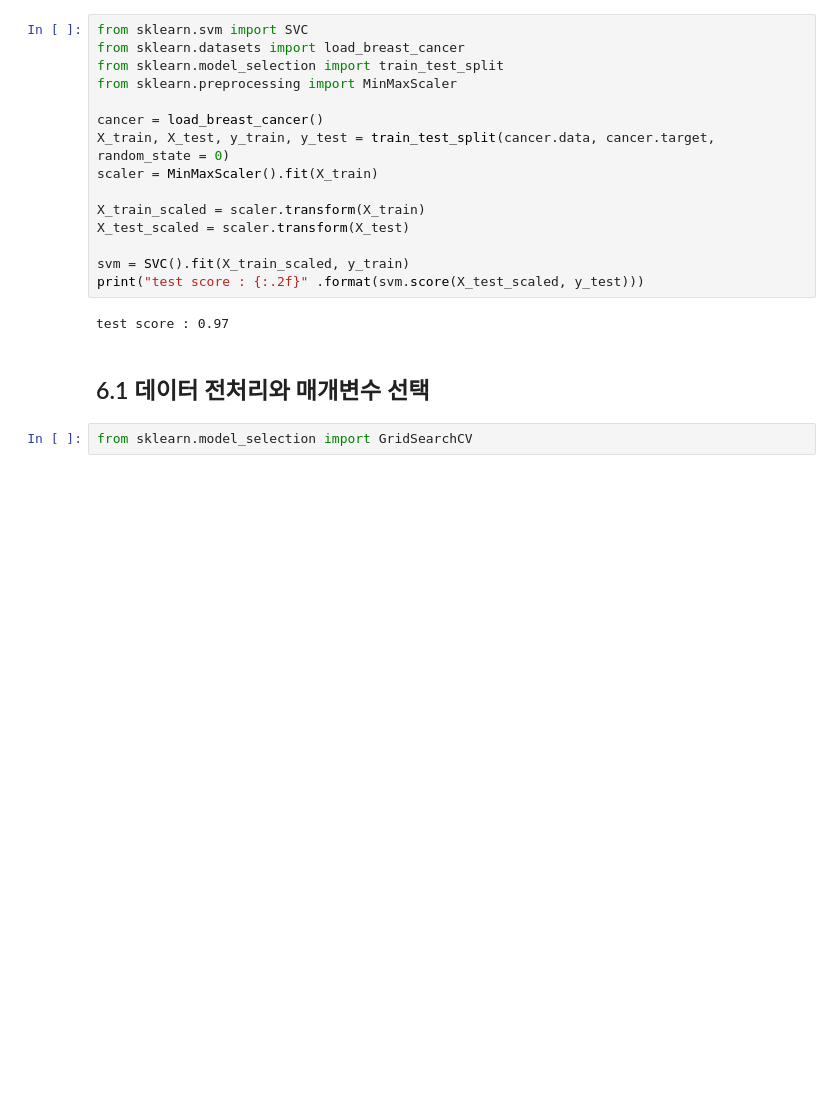
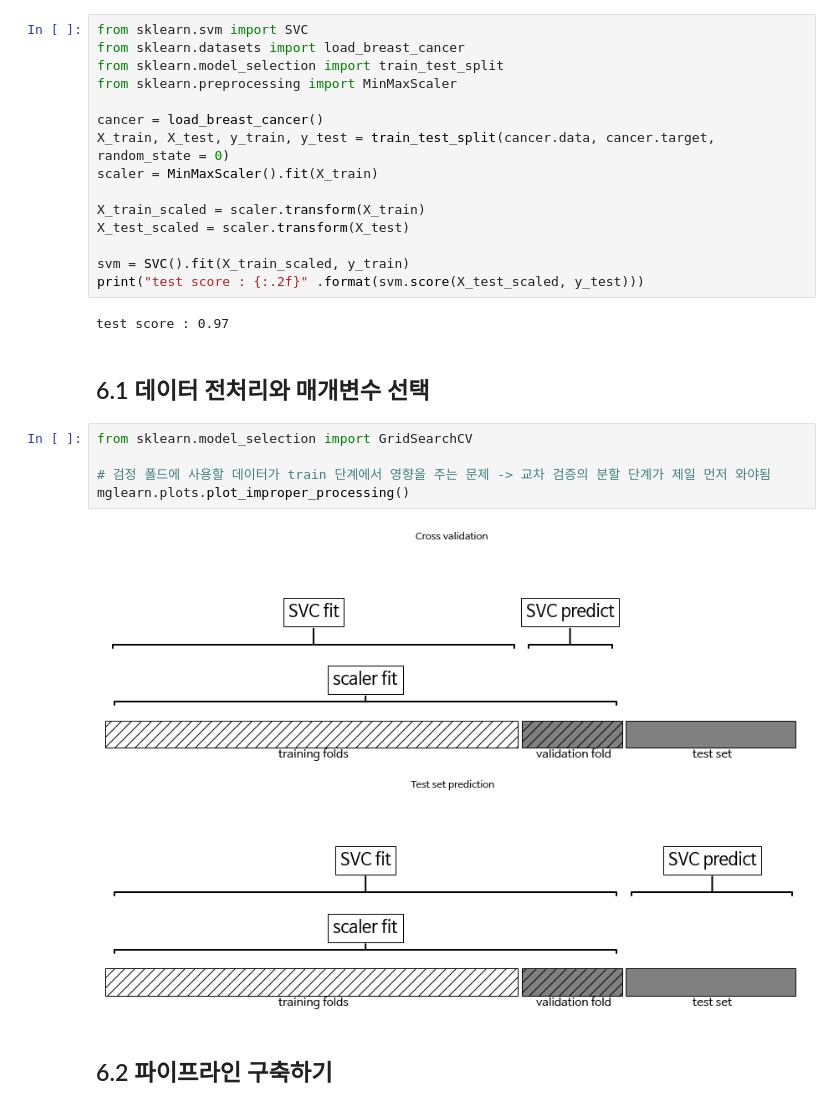
Before and after one commit to 1bin01/Machine-Learning, a Jupyter notebook: Introduction-to-Machine-Learning/Ch6_algorithm_chains_and_pipelines.ipynb, the cells around one changed output. Drawn from its saved outputs; the diff is of its cells as text; blank space fills up the shorter version.

```diff
--- a/Introduction-to-Machine-Learning/Ch6_algorithm_chains_and_pipelines.ipynb
+++ b/Introduction-to-Machine-Learning/Ch6_algorithm_chains_and_pipelines.ipynb
@@ -59,5 +59,12 @@ print("test score : {:.2f}" .format(svm.score(X_test_scaled, y_test)))
 test score : 0.97
 # %% [markdown]
 ## 6.1 데이터 전처리와 매개변수 선택
-# %%
-from sklearn.model_selection import GridSearchCV
+# %%
+from sklearn.model_selection import GridSearchCV
+
+# 검정 폴드에 사용할 데이터가 train 단계에서 영향을 주는 문제 -> 교차 검증의 분할 단계가 제일 먼저 와야됨
+mglearn.plots.plot_improper_processing()
+# %% [output]
+[figure, added]
+# %% [markdown]
+## 6.2 파이프라인 구축하기
```
Also changed, not shown: parts of 4 cells of this notebook.
